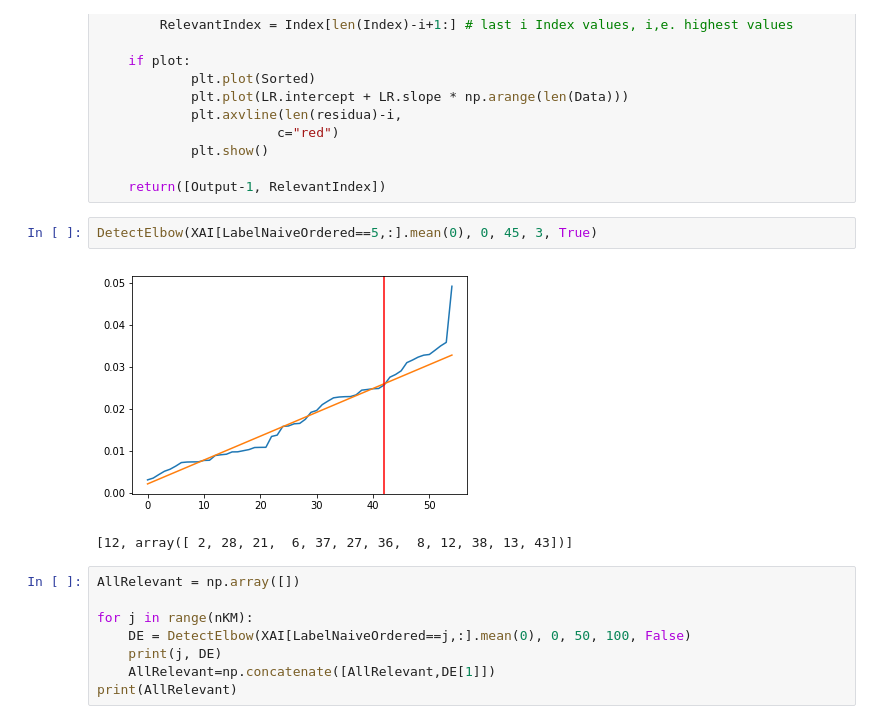
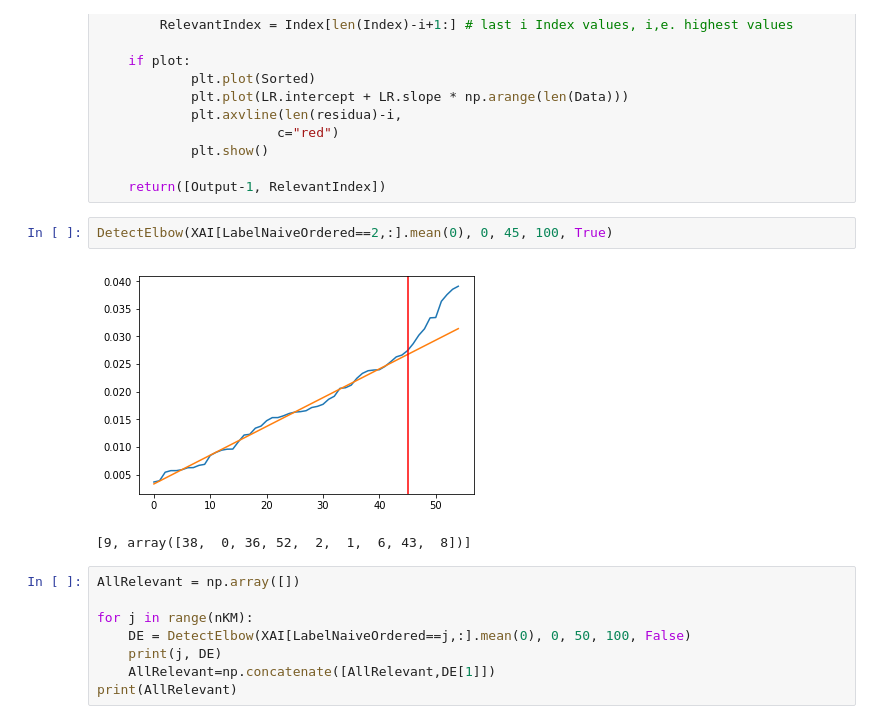
Before and after one commit to TobiasW1891/Finance, a Jupyter notebook: Hierarchichal Clustering Sector Data.ipynb, the cells around one changed output. Drawn from its saved outputs; the diff is of its cells as text.

```diff
--- a/Hierarchichal Clustering Sector Data.ipynb
+++ b/Hierarchichal Clustering Sector Data.ipynb
@@ -899,10 +899,10 @@ def DetectElbow(Data, lower, upper, Deviation = 3, plot = False):
 
     return([Output-1, RelevantIndex])
 # %%
-DetectElbow(XAI[LabelNaiveOrdered==5,:].mean(0), 0, 45, 3, True)
+DetectElbow(XAI[LabelNaiveOrdered==2,:].mean(0), 0, 45, 100, True)
 # %% [output]
-[figure, old version]
+[figure, new version]
-[12, array([ 2, 28, 21,  6, 37, 27, 36,  8, 12, 38, 13, 43])]
+[9, array([38,  0, 36, 52,  2,  1,  6, 43,  8])]
 # %%
 AllRelevant = np.array([])
 
```
Also changed, not shown: parts of 20 cells of this notebook.
